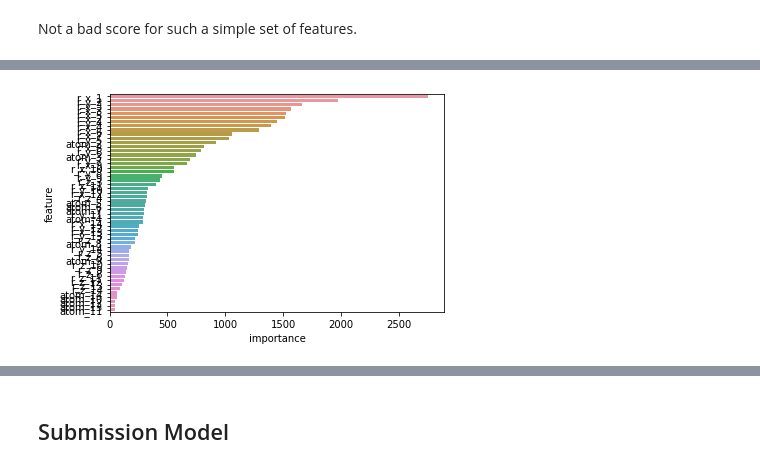
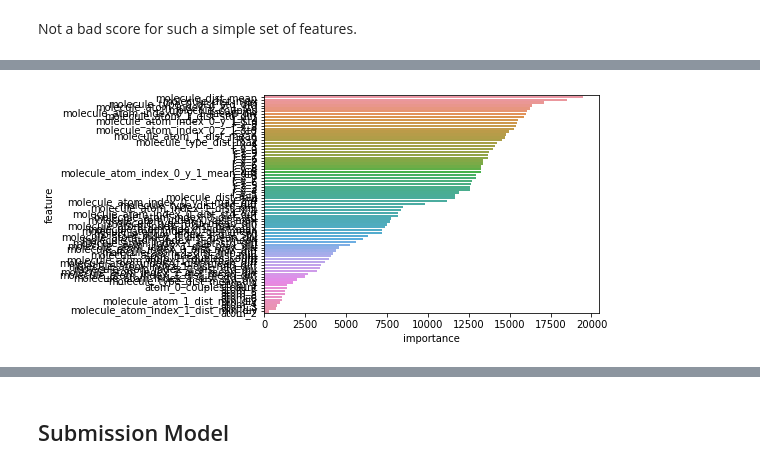
Before and after one commit to dmvlasenk/Kaggle_Predicting_Molecular_Properties, a Jupyter notebook: src/main.ipynb, the cells around one changed output, grey strips where cells are left out. Saved outputs shown, nothing was run; the diff lists cells and outputs as text; code cells hidden in the pictures.

```diff
--- a/src/main.ipynb
+++ b/src/main.ipynb
@@ -523,9 +551,0 @@ full_all =  pd.read_csv(f'{INPUT_ADDED}/{coupling_type}.csv')
-# %%
-#full, _ = train_test_split(full_all, test_size=0.9, random_state=42)
-full = full_all
-full.head()
-
-#n_atoms = full.atom_index_0.max()
-n_atoms = 15
-df = take_n_atoms(full, n_atoms)
-df.describe()
@@ -564,8 +574,17 @@ df.plot.scatter(x='r_y_3', y = 'scalar_coupling_constant')
 # %%
+%%time
+coupling_type = '1JHN'
+#full = build_couple_dataframe(train_csv, structures_csv, coupling_type, n_atoms=10)
+#full.head()
+n_atoms = 10
+X_data, y_data = build_x_y_data(train_csv, coupling_type, n_atoms, False)
+#columns = X_data.columns
+X_test, _ = build_x_y_data(test_csv, coupling_type, n_atoms, True)
+
 #X_data = df.drop(['scalar_coupling_constant'], axis=1).values.astype('float32')
 #y_data = df['scalar_coupling_constant'].values.astype('float32')
-X_data = df.drop(['scalar_coupling_constant'], axis=1)
-y_data = df['scalar_coupling_constant']
+#X_data = df.drop(['scalar_coupling_constant'], axis=1)
+#y_data = df['scalar_coupling_constant']
 
 
 X_train, X_val, y_train, y_val = train_test_split(X_data, y_data, test_size=0.2, random_state=128)
@@ -601,9 +621,9 @@ LGB_PARAMS = {
     'metric': 'mae',
     'verbosity': -1,
     'boosting_type': 'gbdt',
-    'learning_rate': 0.05,
-    'num_leaves': 400,
-    'min_child_samples': 60,
+    'learning_rate': 0.03,
+    'num_leaves': 150,
+    'min_child_samples': 30,
     'max_depth': 9,
     'reg_alpha': 0.01,
     'reg_lambda': 0.3,
@@ -616,7 +636,7 @@ LGB_PARAMS = {
 %time
 categorical_features = [col for col in X_train if col.startswith('atom_')]
 
-model = LGBMRegressor(**LGB_PARAMS, n_estimators=100, n_jobs = -1)
+model = LGBMRegressor(**LGB_PARAMS, n_estimators=5000, n_jobs = -1)
 model.fit(X_train, y_train,
         eval_set=[(X_train, y_train), (X_val, y_val)], eval_metric='mae',
         verbose=100, early_stopping_rounds=1000,
@@ -662,11 +696,11 @@ Name: scalar_coupling_constant, dtype: float64
 # %%
-cols = list(df.columns)
-cols.remove('scalar_coupling_constant')
+cols = list(X_train.columns)
+#cols.remove('scalar_coupling_constant')
 cols
 df_importance = pd.DataFrame({'feature': cols, 'importance': model.feature_importances_})
 sns.barplot(x="importance", y="feature", data=df_importance.sort_values('importance', ascending=False));
 # %% [output]
-[figure, old version]
+[figure, new version]
 # %%
 df_importance.sort_values('importance', ascending=False)
 # %% [output]
```
Also changed, not shown: parts of 31 cells of this notebook, 8 other files.
